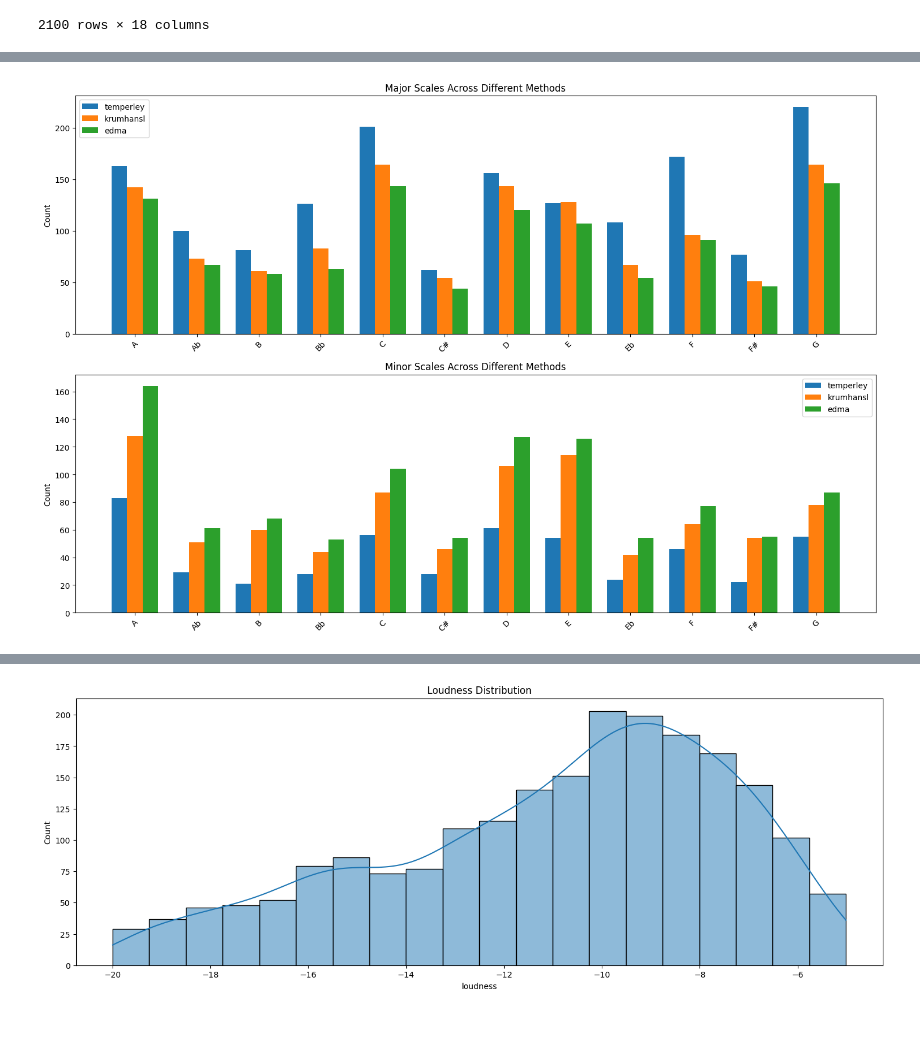
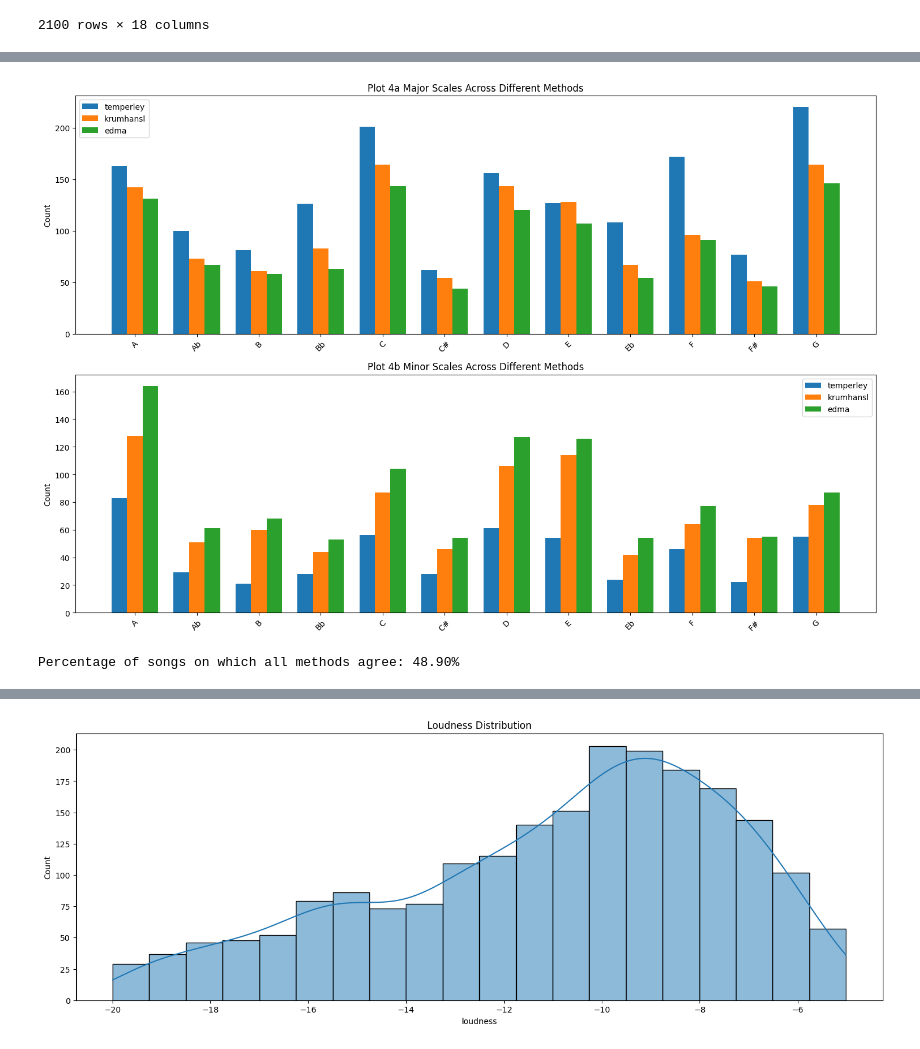
Before and after one commit to inspektral/amplab-1, a Jupyter notebook: amplab-1.ipynb, the cells around one changed output, grey strips where cells are left out. Cells and saved outputs as stored; diff of their text form; code cells hidden in the pictures.

```diff
--- a/amplab-1.ipynb
+++ b/amplab-1.ipynb
@@ -81,33 +96,44 @@ for method, (key_col, scale_col) in methods.items():
 fig, (ax1, ax2) = plt.subplots(2, 1, figsize=(15, 10))
 
 # Get all unique keys
 all_keys = sorted(set(df['key_temperley'].unique()) |
                  set(df['key_krumhansl'].unique()) |
                  set(df['key_edma'].unique()))
 
 # Set width of bars and positions
 width = 0.25
 x = np.arange(len(all_keys))
 
 # Plot major scales
 for i, (method, data) in enumerate(major_data.items()):
     counts = [data.get(key, 0) for key in all_keys]
     ax1.bar(x + (i-1)*width, counts, width, label=method)
 
 # Plot minor scales
 for i, (method, data) in enumerate(minor_data.items()):
     counts = [data.get(key, 0) for key in all_keys]
     ax2.bar(x + (i-1)*width, counts, width, label=method)
 
 # Customize plots
-for ax, scale in [(ax1, 'Major'), (ax2, 'Minor')]:
+for ax, scale in [(ax1, 'a Major'), (ax2, 'b Minor')]:
     ax.set_ylabel('Count')
-    ax.set_title(f'{scale} Scales Across Different Methods')
+    ax.set_title(f'Plot 4{scale} Scales Across Different Methods')
     ax.set_xticks(x)
     ax.set_xticklabels(all_keys, rotation=45)
     ax.legend()
 
 plt.tight_layout()
 plt.show()
 # %% [output]
-[figure, old version]
+[figure, new version]
+# %%
+# calculate percentage of songs aìon which all methods agree
+all_agree = ((df['scale_temperley'] == df['scale_krumhansl']) &
+             (df['scale_krumhansl'] == df['scale_edma']) &
+             (df['key_temperley'] == df['key_krumhansl']) &
+             (df['key_krumhansl'] == df['key_edma']))
+
+percentage_all_agree = all_agree.mean() * 100
+print(f'Percentage of songs on which all methods agree: {percentage_all_agree:.2f}%')
+# %% [output]
+Percentage of songs on which all methods agree: 48.90%
```
Also changed, not shown: parts of 10 cells of this notebook.
